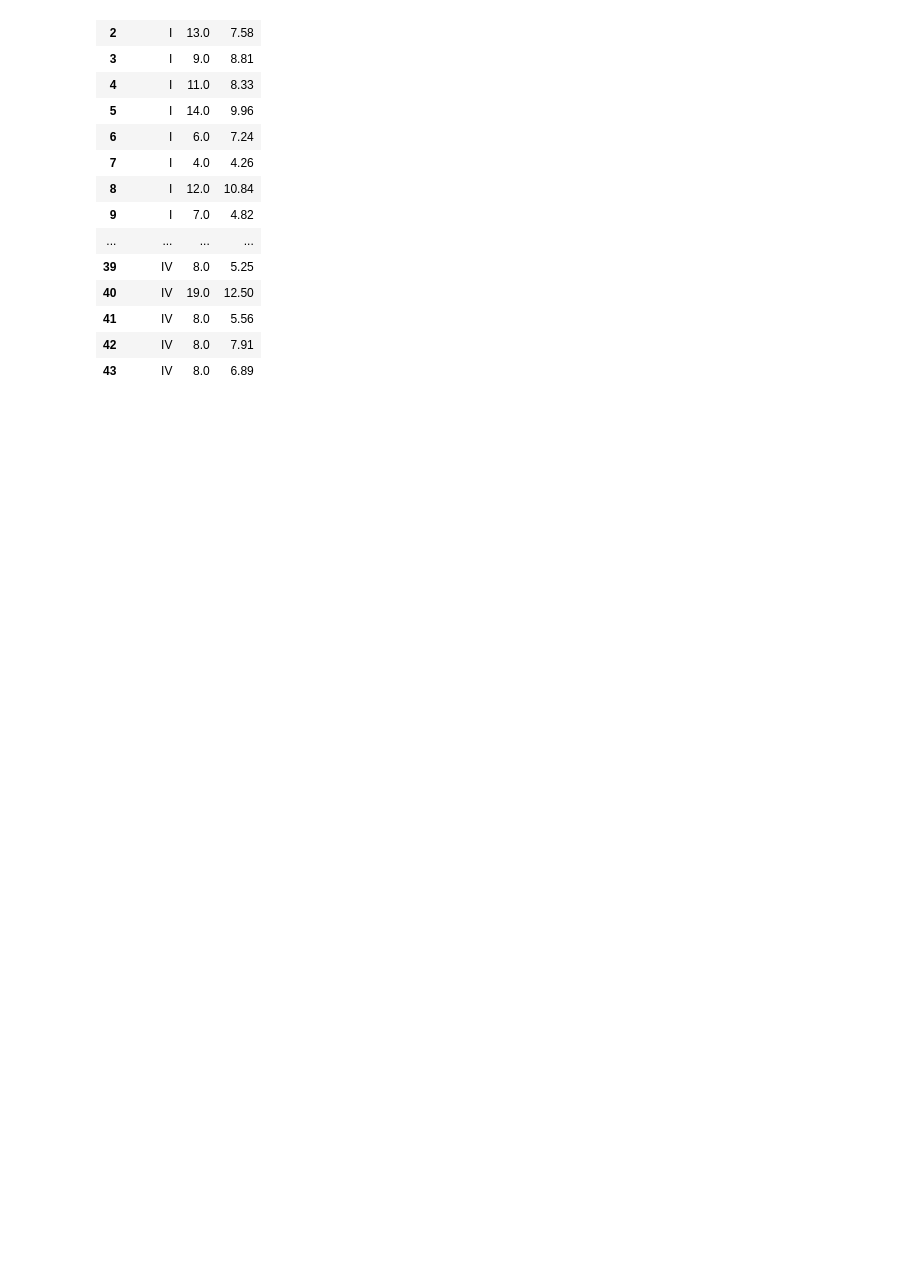
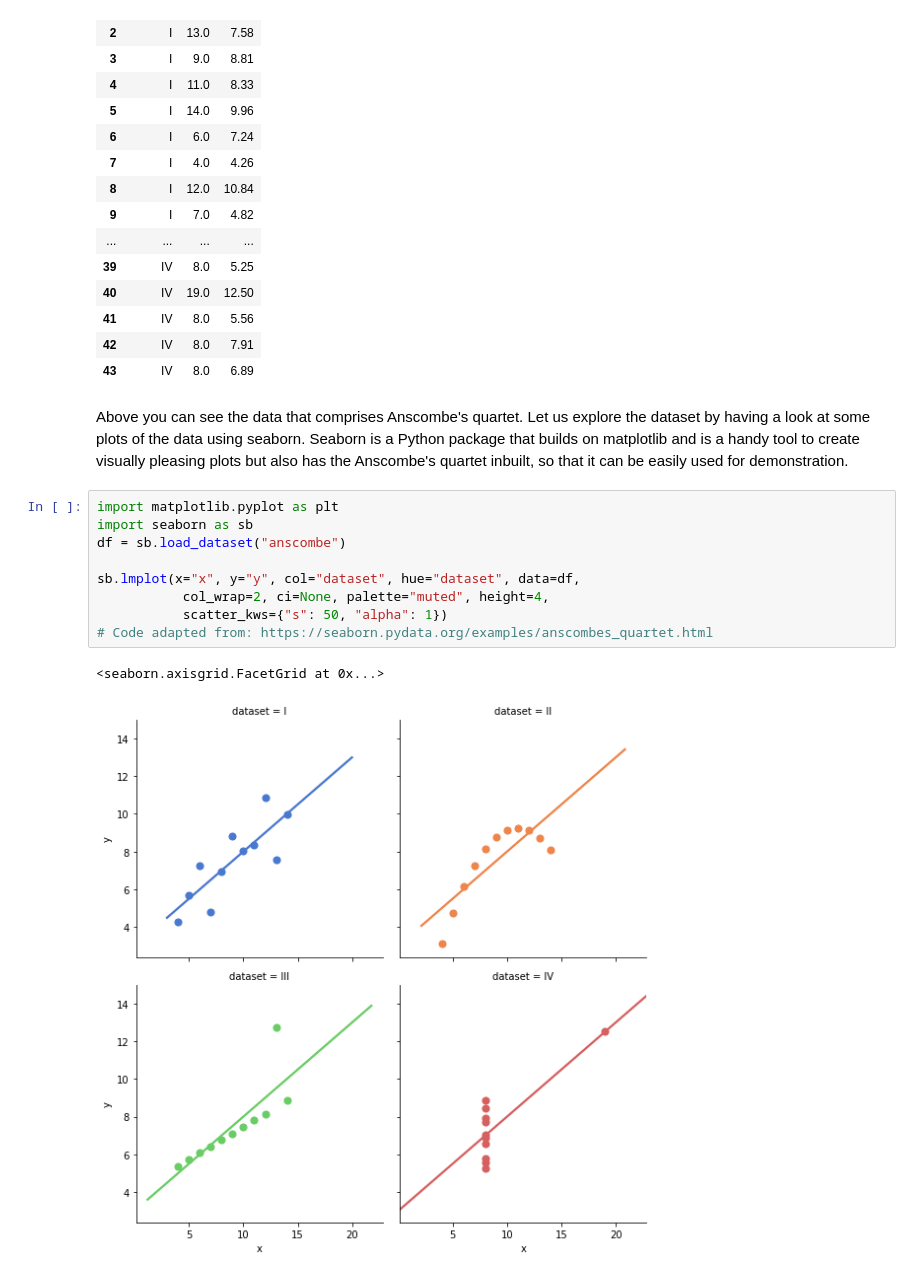
Before and after one commit to Sarahkel/Fundamentals_of_Data_Analysis, a Jupyter notebook: Anscombe-Quartett Assignment.ipynb, the cells around one changed output. Drawn from its saved outputs; the diff is of its cells as text; blank space fills up the shorter version.

Commit message:
added graphs using seaborn

```diff
--- a/Anscombe-Quartett Assignment.ipynb
+++ b/Anscombe-Quartett Assignment.ipynb
@@ -40,3 +41,17 @@ df
 | 41 | IV | 8.0 | 5.56 |
 | 42 | IV | 8.0 | 7.91 |
 | 43 | IV | 8.0 | 6.89 |
+# %% [markdown]
+Above you can see the data that comprises Anscombe's quartet. Let us explore the dataset by having a look at some plots of the data using seaborn. Seaborn is a Python package that builds on matplotlib and is a handy tool to create visually pleasing plots but also has the Anscombe's quartet inbuilt, so that it can be easily used for demonstration.
+# %%
+import matplotlib.pyplot as plt
+import seaborn as sb
+df = sb.load_dataset("anscombe")
+
+sb.lmplot(x="x", y="y", col="dataset", hue="dataset", data=df,
+           col_wrap=2, ci=None, palette="muted", height=4,
+           scatter_kws={"s": 50, "alpha": 1})
+# Code adapted from: https://seaborn.pydata.org/examples/anscombes_quartet.html
+# %% [output]
+<seaborn.axisgrid.FacetGrid at 0x...>
+[figure, added]
```
Also changed, not shown: parts of 2 cells of this notebook.
